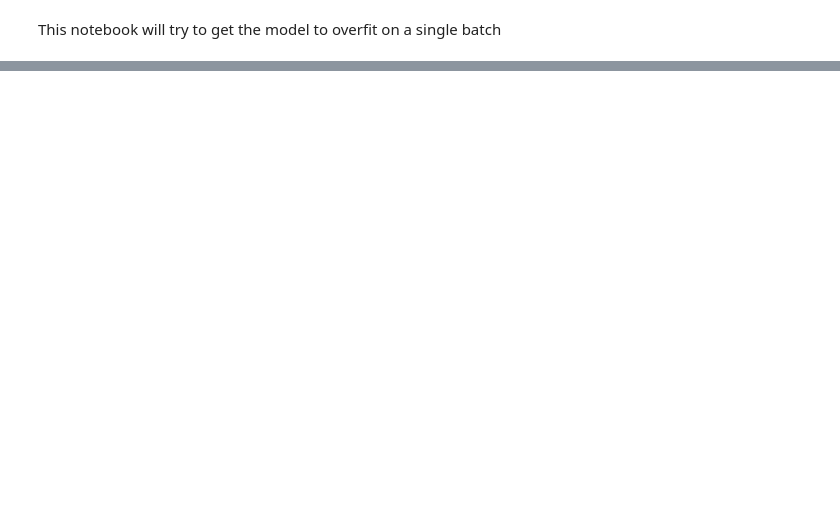
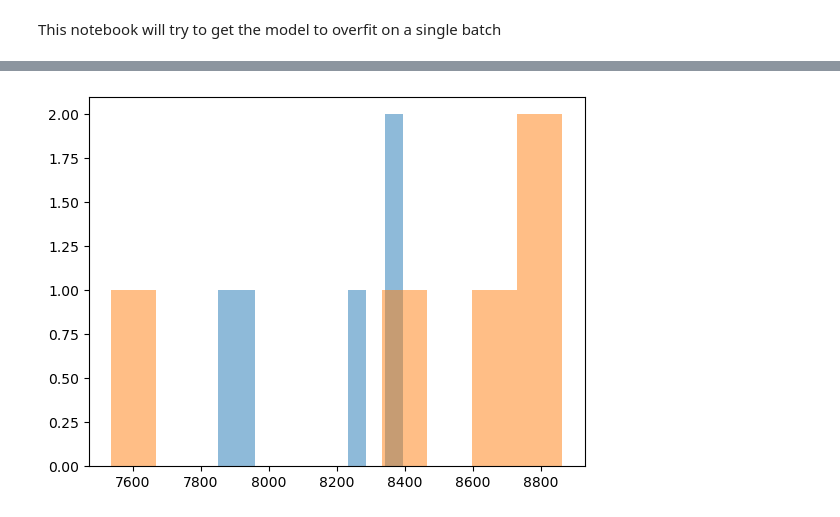
Before and after one commit to ak1376/Demographic_Inference, a Jupyter notebook: notebooks/model_investigation.ipynb, the cells around one changed output, grey strips where cells are left out. Cells and saved outputs as stored; diff of their text form; code cells hidden in the pictures; blank space fills up the shorter version.

```diff
--- a/notebooks/model_investigation.ipynb
+++ b/notebooks/model_investigation.ipynb
@@ -12,9 +12,9 @@ from src.train import MLPTrainer
 from src.utils import plot_loss_curves
 # %%
 model_config_file = '/sietch_colab/akapoor/Demographic_Inference/model_config.json'
-features_file = '/sietch_colab/akapoor/Demographic_Inference/bottleneck_experiments_seed_42/sims/sims_pretrain_30000_sims_inference_5_seed_42_num_replicates_5_top_values_5/features_and_targets.pkl'
-color_shades = '/sietch_colab/akapoor/Demographic_Inference/bottleneck_experiments_seed_42/sims/sims_pretrain_30000_sims_inference_5_seed_42_num_replicates_5_top_values_5/color_shades.pkl'
-main_colors = '/sietch_colab/akapoor/Demographic_Inference/bottleneck_experiments_seed_42/sims/sims_pretrain_30000_sims_inference_5_seed_42_num_replicates_5_top_values_5/main_colors.pkl'
+features_file = '/sietch_colab/akapoor/Demographic_Inference/bottleneck_experiments_seed_42/sims/sims_pretrain_1000_sims_inference_5_seed_42_num_replicates_10_top_values_5/features_and_targets.pkl'
+color_shades = '/sietch_colab/akapoor/Demographic_Inference/bottleneck_experiments_seed_42/sims/sims_pretrain_1000_sims_inference_5_seed_42_num_replicates_10_top_values_5/color_shades.pkl'
+main_colors = '/sietch_colab/akapoor/Demographic_Inference/bottleneck_experiments_seed_42/sims/sims_pretrain_1000_sims_inference_5_seed_42_num_replicates_10_top_values_5/main_colors.pkl'
 # %%
 # Load model config
 with open(model_config_file, "r") as f:
@@ -53,0 +86,7 @@ trainer = MLPTrainer(
+# %%
+plt.figure()
+plt.hist(features['training']['features'][:,0], alpha = 0.5)
+plt.hist(features['validation']['features'][:,0], alpha = 0.5)
+plt.show()
+# %% [output]
+[figure, added]
```
Also changed, not shown: parts of 28 cells of this notebook, 15 other files.
